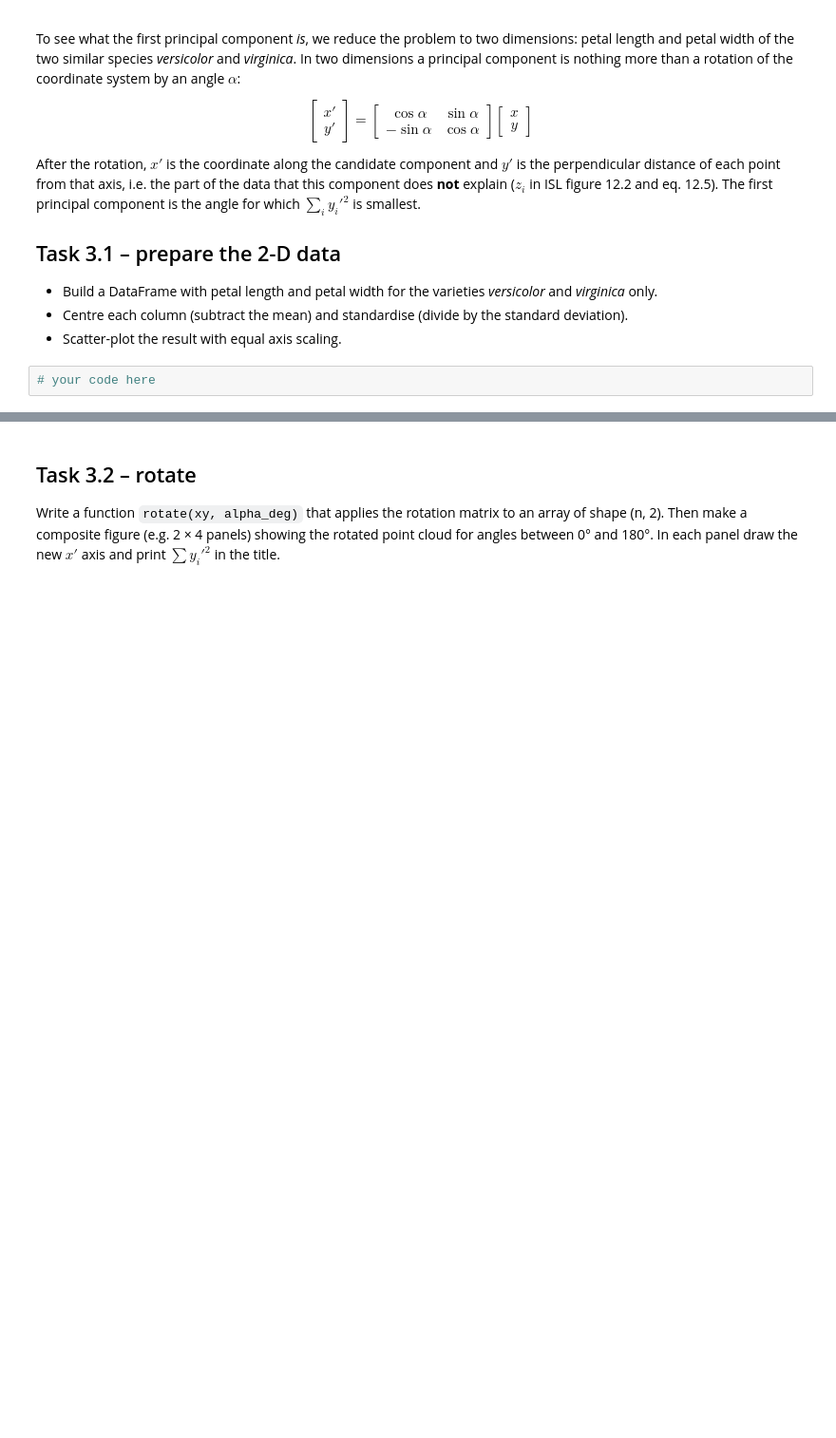
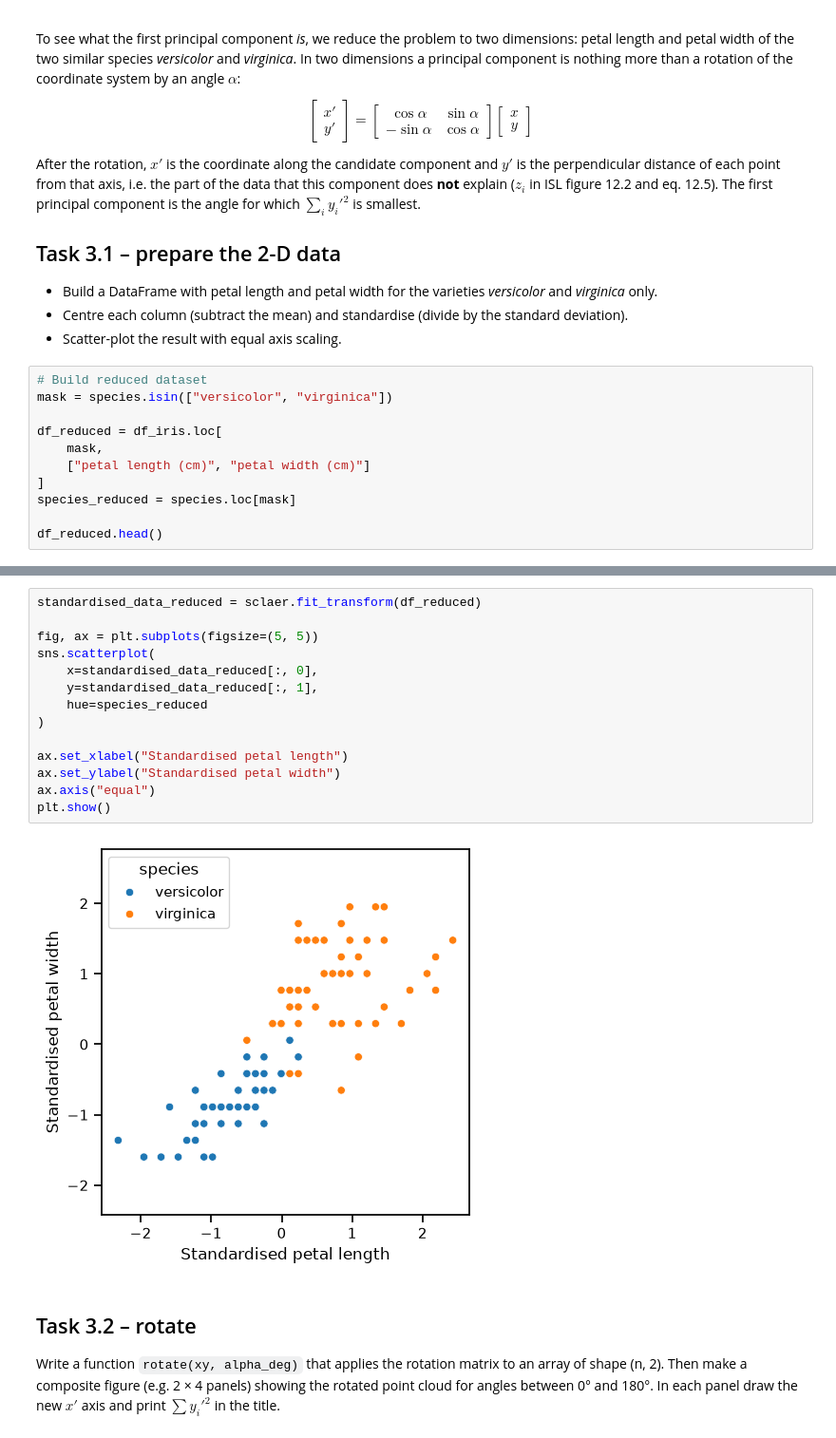
Before and after one commit to Xraaaay/lu_bern02_material, a Jupyter notebook: Labs/unsupervised/unsupervised_learning.ipynb, the cells around one changed output, grey strips where cells are left out. Shown at 95% size. Saved outputs shown, nothing was run; the diff lists cells and outputs as text; blank space fills up the shorter version.

```diff
--- a/Labs/unsupervised/unsupervised_learning.ipynb
+++ b/Labs/unsupervised/unsupervised_learning.ipynb
@@ -312,4 +312,13 @@ of each point from that axis, i.e. the part of the data that this component does
 * Centre each column (subtract the mean) and standardise (divide by the standard deviation).
 * Scatter-plot the result with equal axis scaling.
 # %%
-# your code here
+# Build reduced dataset
+mask = species.isin(["versicolor", "virginica"])
+
+df_reduced = df_iris.loc[
+    mask,
+    ["petal length (cm)", "petal width (cm)"]
+]
+species_reduced = species.loc[mask]
+
+df_reduced.head()
@@ -316,3 +332,19 @@ of each point from that axis, i.e. the part of the data that this component does
+# %%
+standardised_data_reduced = sclaer.fit_transform(df_reduced)
+
+fig, ax = plt.subplots(figsize=(5, 5))
+sns.scatterplot(
+    x=standardised_data_reduced[:, 0],
+    y=standardised_data_reduced[:, 1],
+    hue=species_reduced
+)
+
+ax.set_xlabel("Standardised petal length")
+ax.set_ylabel("Standardised petal width")
+ax.axis("equal")
+plt.show()
+# %% [output]
+[figure, added]
 # %% [markdown]
 ## Task 3.2 – rotate
 Write a function `rotate(xy, alpha_deg)` that applies the rotation matrix to an array of shape (n, 2).
```
Also changed, not shown: parts of 5 cells of this notebook.
